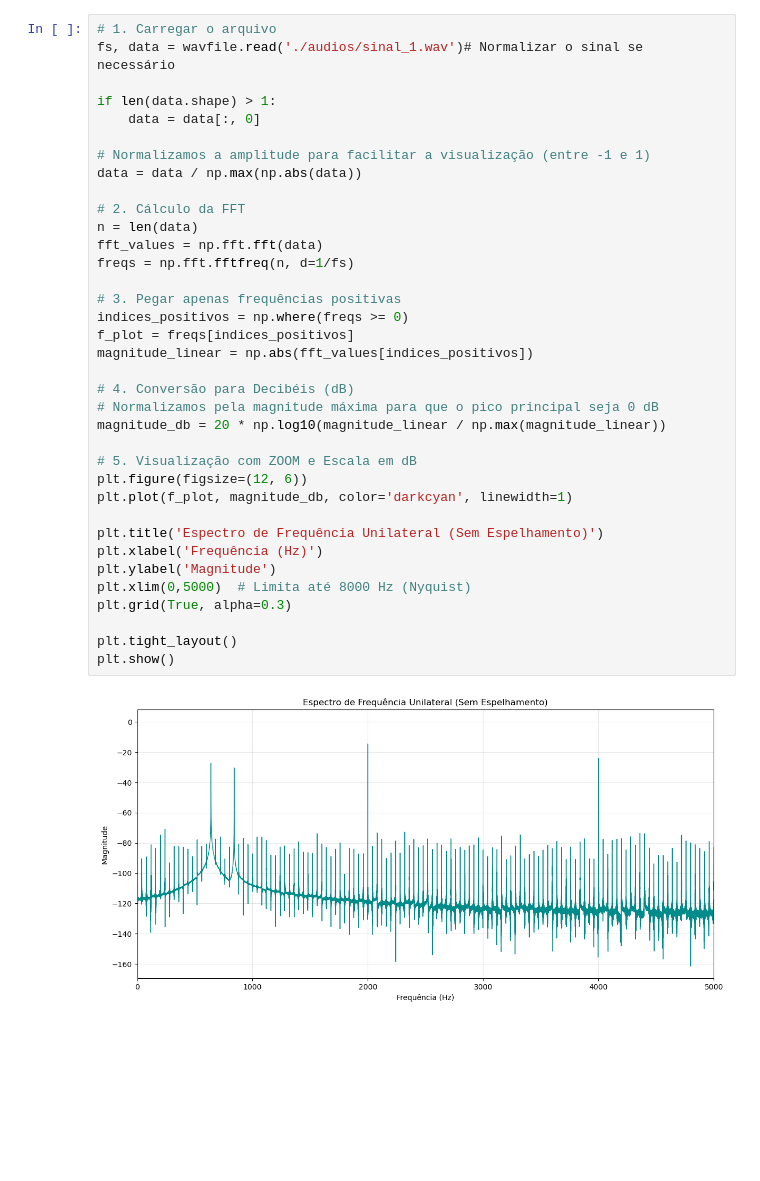
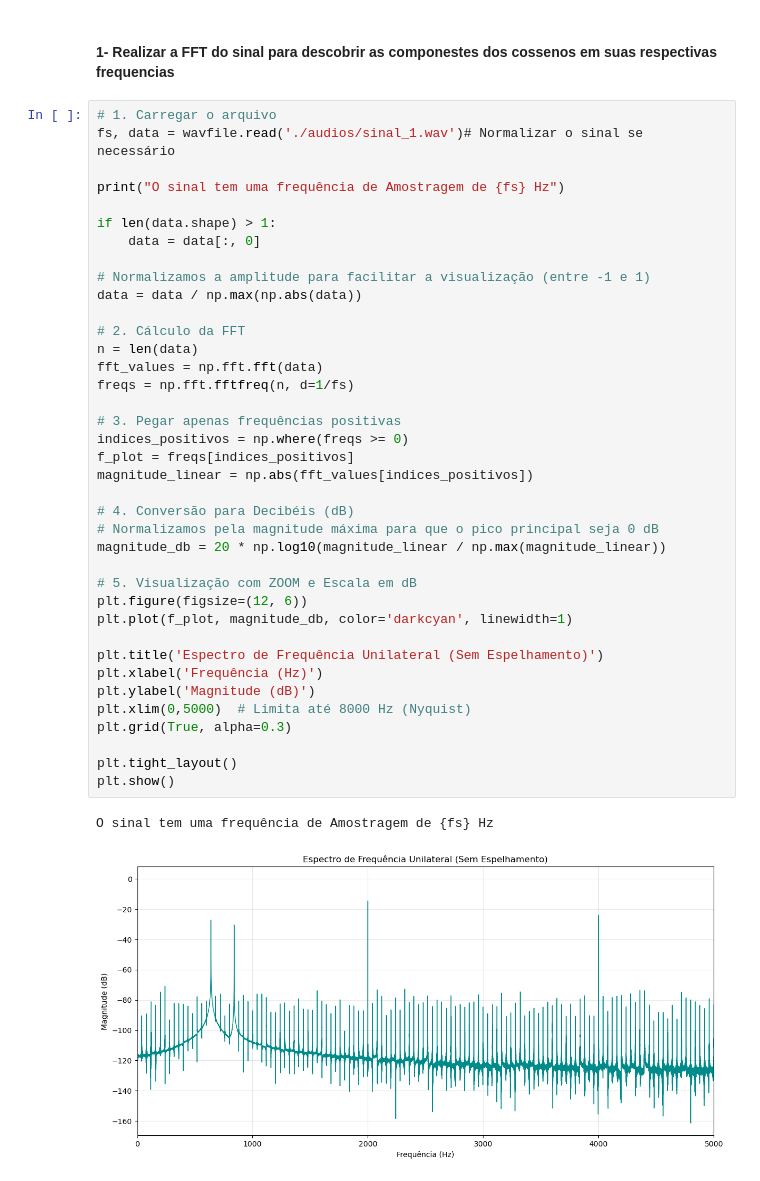
Before and after one commit to elmerfariass/PDS, a Jupyter notebook: FIR.ipynb, the cells around one changed output. Drawn from its saved outputs; the diff is of its cells as text; blank space fills up the shorter version.

```diff
--- a/FIR.ipynb
+++ b/FIR.ipynb
@@ -6,38 +22,43 @@ from scipy.signal import firwin, lfilter, find_peaks
+# %% [markdown]
+#### 1- Realizar a FFT do sinal para descobrir as componestes dos cossenos em suas respectivas frequencias
 # %%
 # 1. Carregar o arquivo
 fs, data = wavfile.read('./audios/sinal_1.wav')# Normalizar o sinal se necessário
+
+print("O sinal tem uma frequência de Amostragem de {fs} Hz")
 
 if len(data.shape) > 1:
     data = data[:, 0]
 
 # Normalizamos a amplitude para facilitar a visualização (entre -1 e 1)
 data = data / np.max(np.abs(data))
 
 # 2. Cálculo da FFT
 n = len(data)
 fft_values = np.fft.fft(data)
 freqs = np.fft.fftfreq(n, d=1/fs)
 
 # 3. Pegar apenas frequências positivas
 indices_positivos = np.where(freqs >= 0)
 f_plot = freqs[indices_positivos]
 magnitude_linear = np.abs(fft_values[indices_positivos])
 
 # 4. Conversão para Decibéis (dB)
 # Normalizamos pela magnitude máxima para que o pico principal seja 0 dB
 magnitude_db = 20 * np.log10(magnitude_linear / np.max(magnitude_linear))
 
 # 5. Visualização com ZOOM e Escala em dB
 plt.figure(figsize=(12, 6))
 plt.plot(f_plot, magnitude_db, color='darkcyan', linewidth=1)
 
 plt.title('Espectro de Frequência Unilateral (Sem Espelhamento)')
 plt.xlabel('Frequência (Hz)')
-plt.ylabel('Magnitude')
+plt.ylabel('Magnitude (dB)')
 plt.xlim(0,5000)  # Limita até 8000 Hz (Nyquist)
 plt.grid(True, alpha=0.3)
 
 plt.tight_layout()
 plt.show()
 # %% [output]
+O sinal tem uma frequência de Amostragem de {fs} Hz
-[figure, old version]
+[figure, new version]
```
Also changed, not shown: parts of 10 cells of this notebook, 4 other files.
